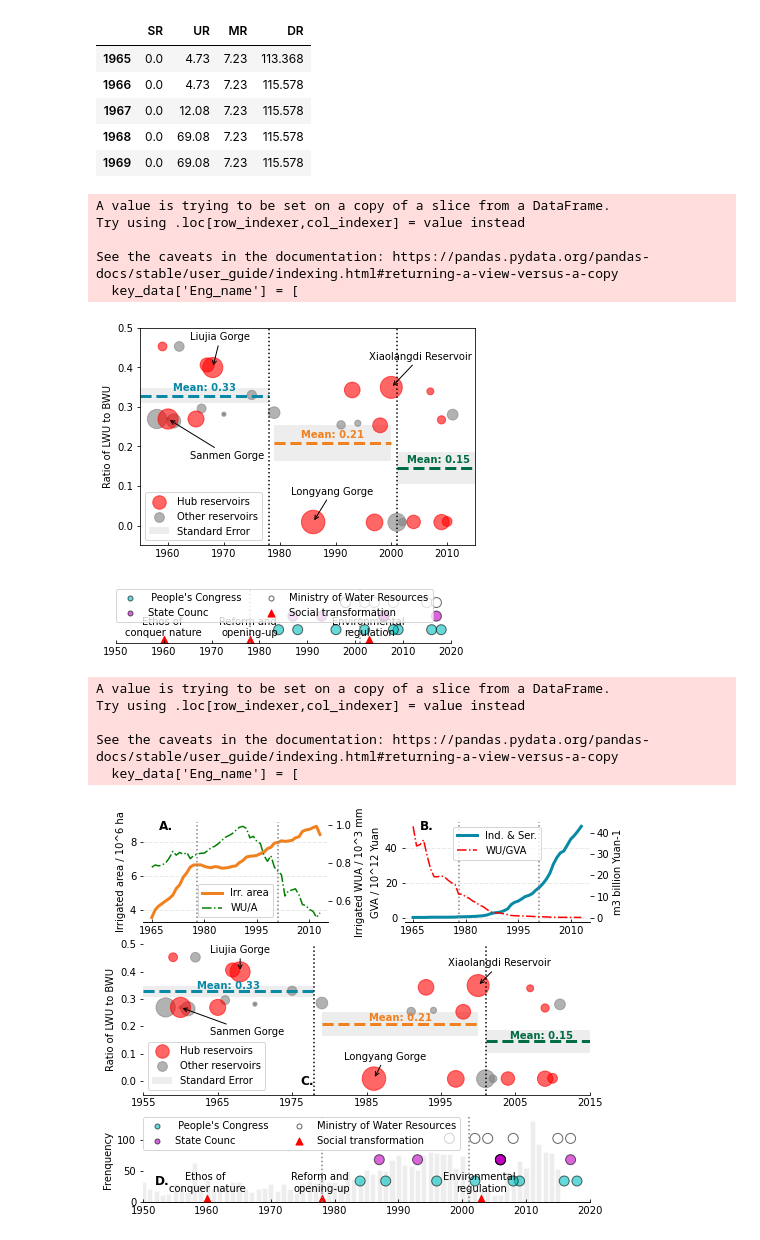
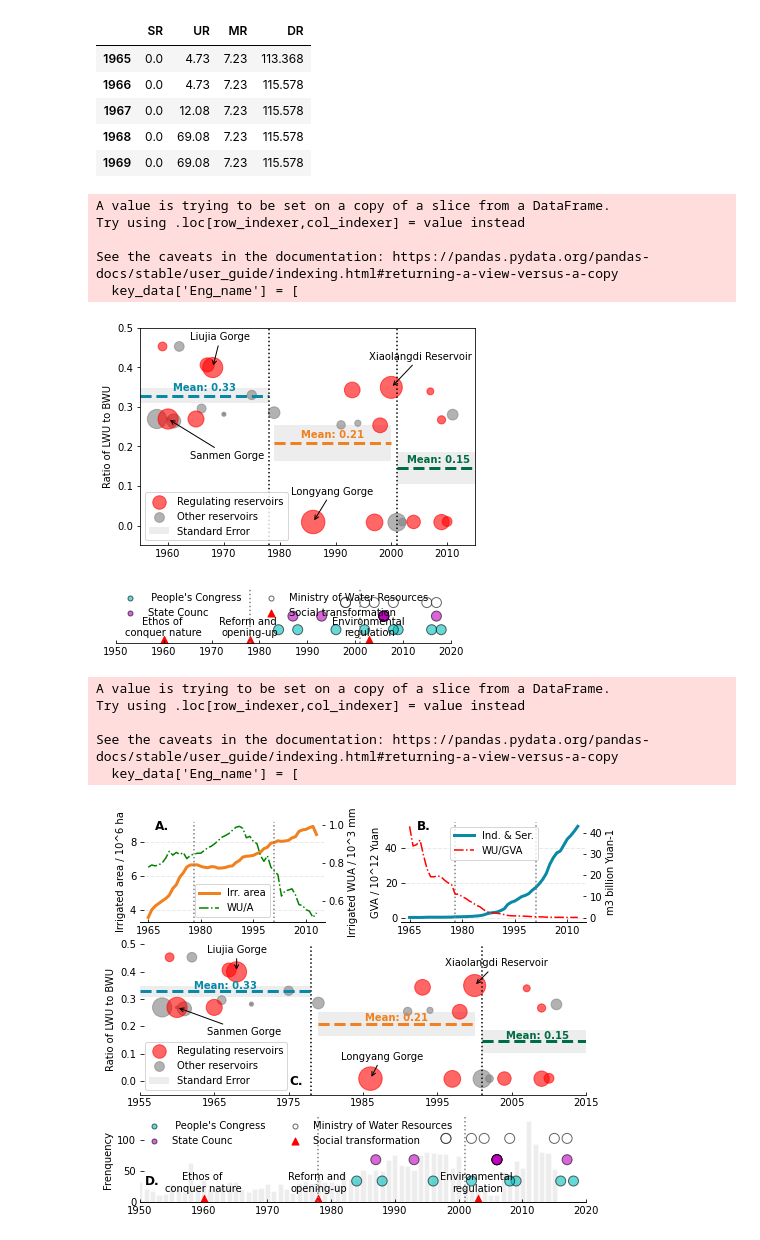
Before and after one commit to SongshGeo/Water-Governance-Regimes, a Jupyter notebook: notebooks/regime_shift_causes.ipynb, the cells around one changed output. Cells and saved outputs as stored; diff of their text form; code cells hidden in the pictures.

```diff
--- a/notebooks/regime_shift_causes.ipynb
+++ b/notebooks/regime_shift_causes.ipynb
@@ -96,7 +96,7 @@ def plot_reservoirs(ax):
     not_hubs = reservoirs[reservoirs['枢纽'] == 0]
     scale = 100
     alpha = 0.6
-    ax.scatter(x=hubs['年'], y=hubs['ratio'], s=np.log(hubs['容量'])*scale, color='red', label='Hub reservoirs', alpha=alpha, zorder=2)
+    ax.scatter(x=hubs['年'], y=hubs['ratio'], s=np.log(hubs['容量'])*scale, color='red', label='Regulating reservoirs', alpha=alpha, zorder=2)
     ax.scatter(x=not_hubs['年'], y=not_hubs['ratio'], s=np.log(not_hubs['容量'])*scale, color='gray', label='Other reservoirs', alpha=alpha, zorder=1)
 
 #     ax.set_xlabel("Year")
@@ -171,7 +171,7 @@ Try using .loc[row_indexer,col_indexer] = value instead
 
 See the caveats in the documentation: https://pandas.pydata.org/pandas-docs/stable/user_guide/indexing.html#returning-a-view-versus-a-copy
   key_data['Eng_name'] = [
-[figure, old version]
+[figure, new version]
 # %%
 policy = pd.read_excel("../data/policy.xlsx")
 def div_levels(x):
@@ -203,35 +203,35 @@ def plot_time_line(ax=False):
         y = np.ones(len(x)) * ys[i]
         s = np.ones(len(x)) * scale
         ax.scatter(x, y, color=colors[i], s=s, edgecolor='black', label=data['agency'].iloc[0].strip('of the PRC').strip('National'), alpha=alpha)
 
     # dates = policy['施行or修订时间']
     # ax.plot(dates, np.zeros_like(dates), "-.", zorder=-1, color='lightgray')
     # ax.hlines(0.8, 1965, 1978, color=colors[i])
     transformation = ax.scatter(1960, -1, s=scale*2, color=trans_color, marker='^', label='Social transformation')
 
     ax.scatter(1978, -1, s=scale*2, color=trans_color, marker='^', zorder=1)
 #     ax.scatter(1987, -1, s=scale*2, color=trans_color, marker='^', zorder=1)
     ax.scatter(2003, -1, s=scale*2, color=trans_color, marker='^', zorder=1)
     ax.text(1960, -0.8, "Ethos of \nconquer nature", horizontalalignment='center', verticalalignment='bottom')
     ax.text(1978, -0.8, "Reform and \nopening-up", horizontalalignment='center', verticalalignment='bottom')
     ax.text(2003, -0.8, "Environmental \nregulation", horizontalalignment='center', verticalalignment='bottom')
 
     ax.set_xlim(1950, 2020)
     ax.set_ylim(-1, 1)
     ax.set_yticks([])
     ax.axvline(1978, ls=':', color='gray')
     ax.axvline(2001, ls=':', color='gray')
 
     ax.spines['top'].set_visible(False)
     ax.spines['left'].set_visible(False)
     ax.spines['right'].set_visible(False)
     ax.spines['bottom'].set_visible(True)
-    ax.legend(loc='upper left',
+    ax.legend(loc='upper left',frameon=False,
             ncol=2, borderaxespad=0., markerscale=0.5)
 
 plot_time_line()
 # %% [output]
-[figure, old version]
+[figure, new version]
 # %%
 import seaborn as sns
 from matplotlib.gridspec import GridSpec
@@ -315,8 +315,8 @@ x2, y2 = get_position_by_ratio(ax2, x_r, y_r)
 ax1.text(x1, y1, 'A.', ha='center', va='center', weight='bold', size='large')
 ax2.text(x2, y2, 'B.', ha='center', va='center', weight='bold', size='large')
 # ax3.text(-0.2, 20, 'c.', ha='center', va='center', weight='bold', size='large')
-ax4.text(1977, 0.0, 'C.', ha='center', va='center', weight='bold', size='large')
-ax6.text(1953, -0.5, 'D.', ha='center', va='center', weight='bold', size='large')
+ax4.text(1976, 0.0, 'C.', ha='center', va='center', weight='bold', size='large')
+ax6.text(1952, -0.5, 'D.', ha='center', va='center', weight='bold', size='large')
 
 # 坐标轴
 plt.rcParams['xtick.direction'] = 'in'  # in; out; inout
@@ -350,4 +350,4 @@ Try using .loc[row_indexer,col_indexer] = value instead
 
 See the caveats in the documentation: https://pandas.pydata.org/pandas-docs/stable/user_guide/indexing.html#returning-a-view-versus-a-copy
   key_data['Eng_name'] = [
-[figure, old version]
+[figure, new version]
```
Also changed, not shown: 40 other files.
